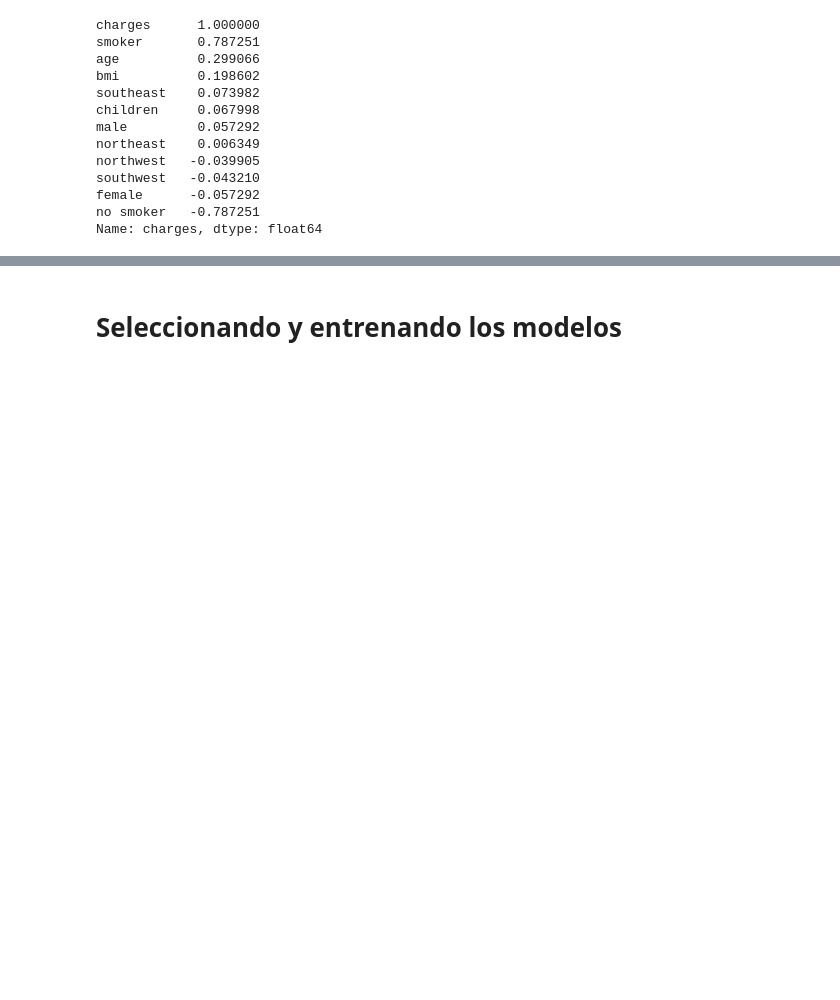
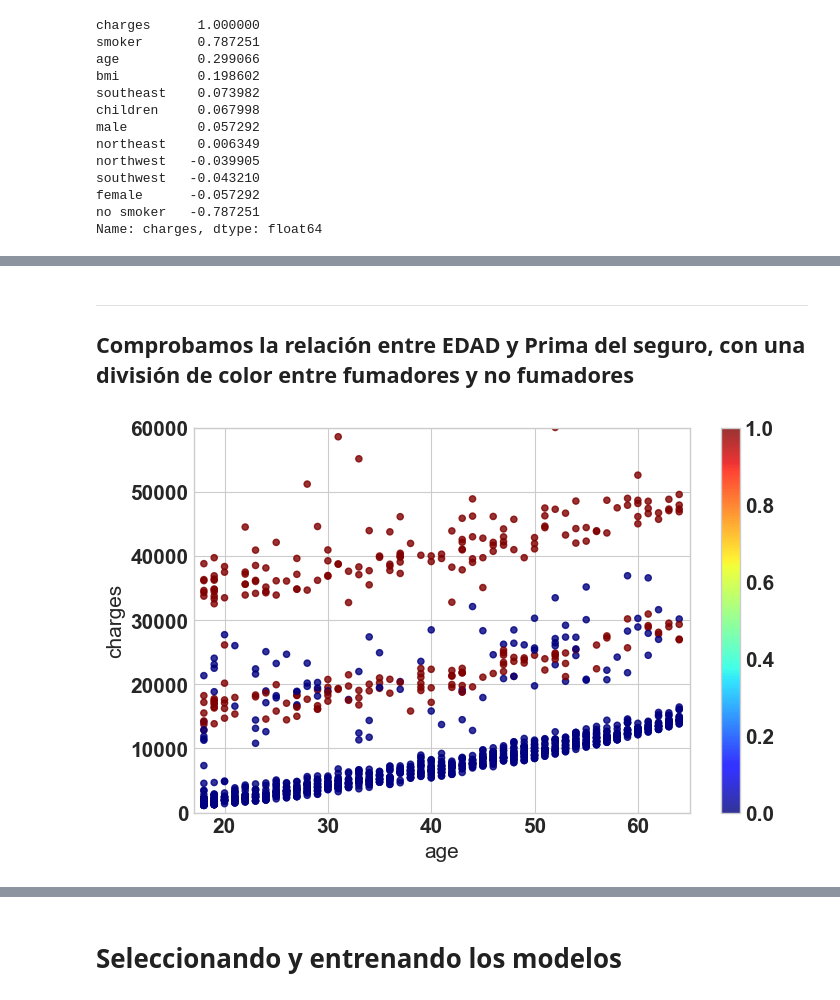
Before and after one commit to RobinGoldwing/gold-insurance, a Jupyter notebook: Proyecto ML insurance.ipynb, the cells around one changed output, grey strips where cells are left out. Drawn from its saved outputs; the diff is of its cells as text; code cells hidden in the pictures; blank space fills up the shorter version.

```diff
--- a/Proyecto ML insurance.ipynb
+++ b/Proyecto ML insurance.ipynb
@@ -1008,0 +427,16 @@ memory usage: 2.2 MB
+# %% [markdown]
+---
+
+## Comprobamos la relación entre EDAD y Prima del seguro, con una división de color entre fumadores y no fumadores
+# %%
+
+insurance_norm.plot(kind="scatter",
+             x= "age",
+             y = "charges",
+             c=insurance_norm["smoker"],
+             cmap = plt.get_cmap("jet"),
+             alpha=0.8)
+
+plt.axis([17,65,0,60000]);
+# %% [output]
+[figure, added]
```
Also changed, not shown: parts of 159 cells of this notebook, 1 other file.
